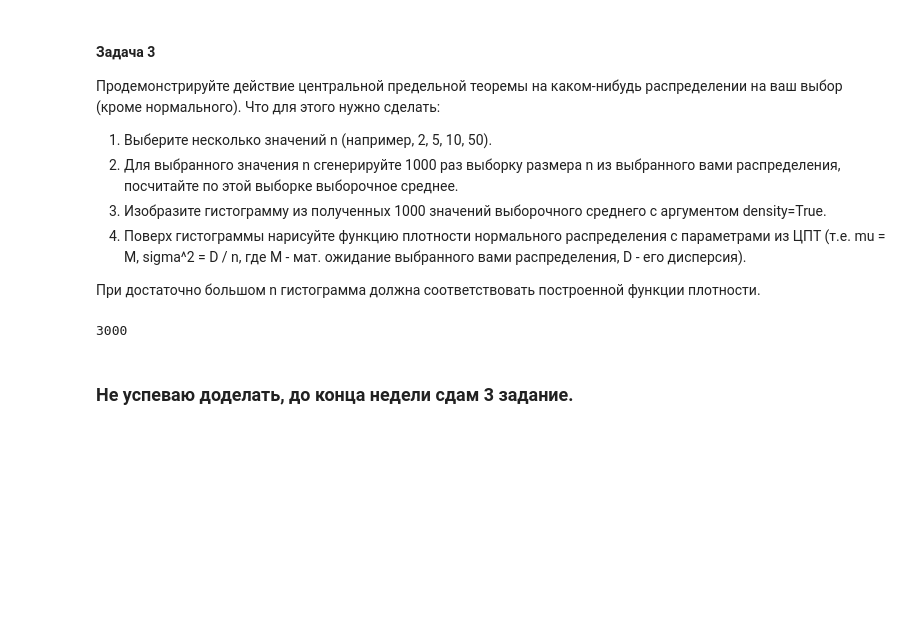
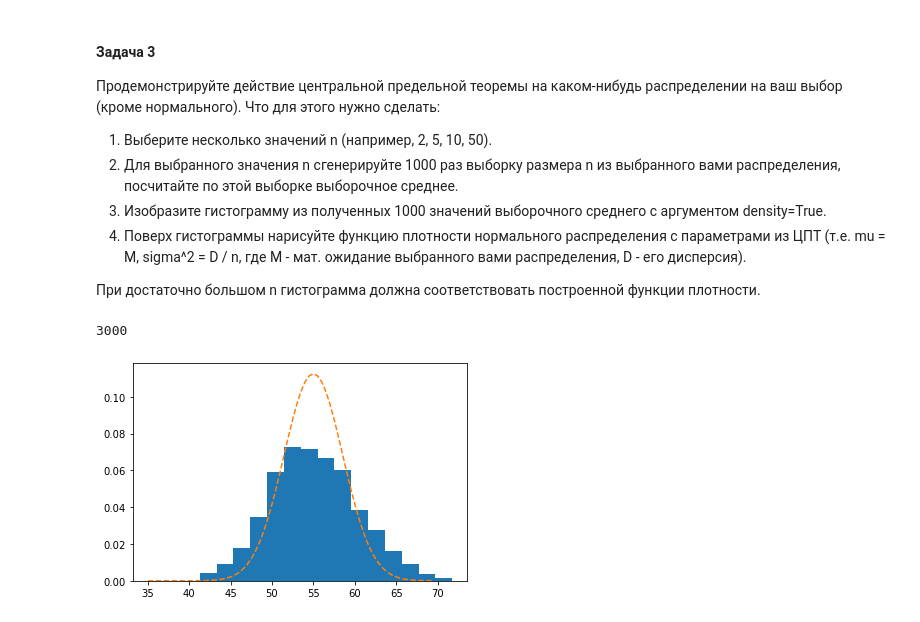
Before and after one commit to ViktorOtroschenko/Probability-theory, a Jupyter notebook: Lesson4.ipynb, the cells around one changed output. Drawn from its saved outputs; the diff is of its cells as text; code cells hidden in the pictures; blank space fills up the shorter version.

```diff
--- a/Lesson4.ipynb
+++ b/Lesson4.ipynb
@@ -92,0 +88,2 @@ df = 55
+# %%
+n = [4, 15, 40]
@@ -100,7 +101,7 @@ len(samples)
 # %% [output]
 3000
 # %%
-steps = np.arange(35.,65.,0.5)
+steps = np.arange(35.,70.,0.5)
 # %%
 M = np.mean(samples)
 D = np.std(samples)
@@ -110,2 +108,11 @@ sigma = (D / n)**0.5
-# %% [markdown]
-### Не успеваю доделать, до конца недели сдам 3 задание.
+# %%
+# Построим гистограмму и нарисуем функцию плотности для выборки - 5
+mu = M
+sigma = (D / n[0])**0.5
+ox = steps
+oy = np.array(stats.norm(loc = M, scale = D).pdf(ox))
+plt.hist(samples[0:1000], bins = 15, density = True)
+plt.plot(ox, oy, linestyle = 'dashed')
+plt.show()
+# %% [output]
+[figure, added]
```
Also changed, not shown: parts of 6 cells of this notebook.
